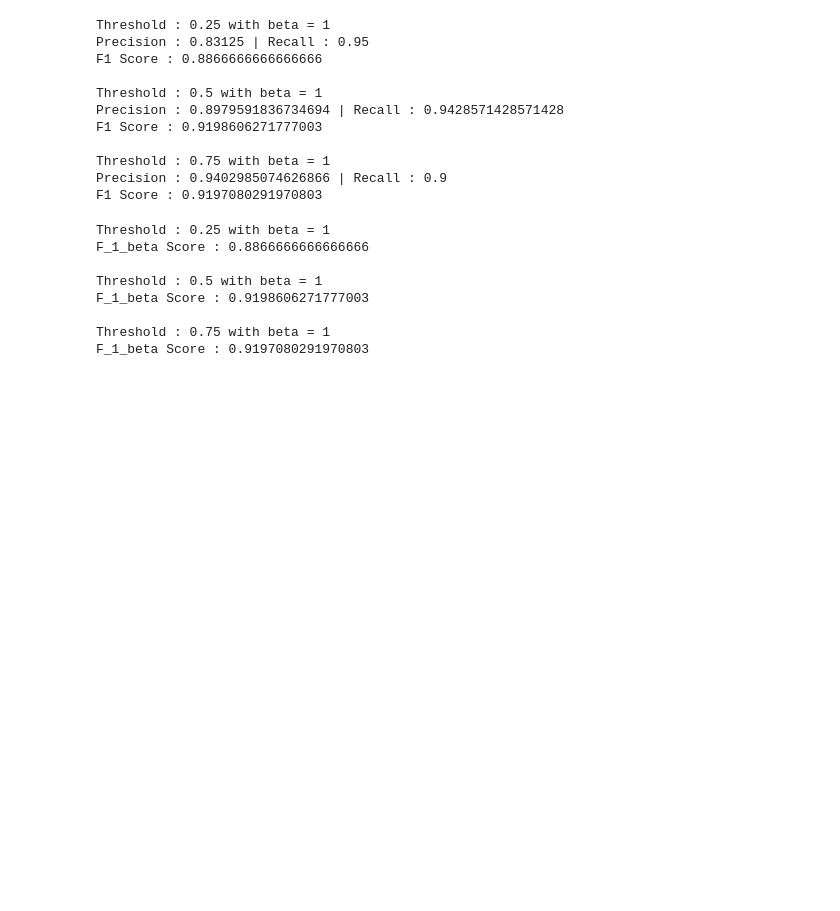
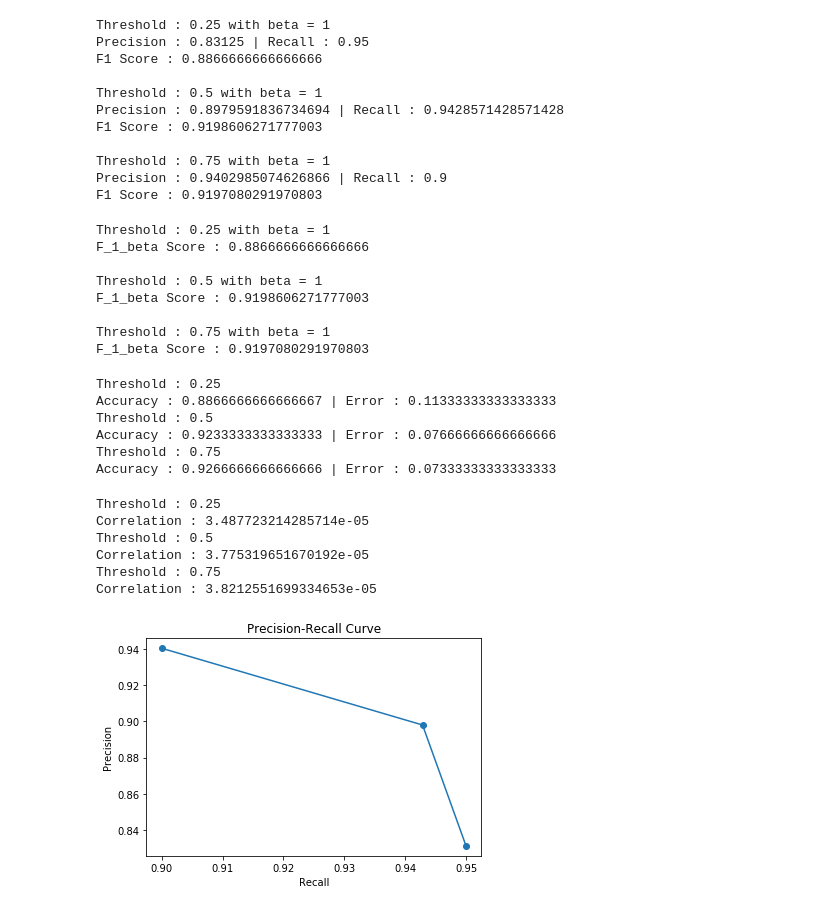
Before and after one commit to kate006naja/MachineLearningClassCode, a Jupyter notebook: ml12.ipynb, the cells around one changed output. Saved outputs shown, nothing was run; the diff lists cells and outputs as text; code cells hidden in the pictures; blank space fills up the shorter version.

```diff
--- a/ml12.ipynb
+++ b/ml12.ipynb
@@ -398,5 +398,61 @@ F_1_beta Score : 0.9197080291970803
 # accuracy and error
 for thres in threshold:
     accuracy, error = accuracy_error(y_true,y_pred,thres)
-    print(f'Threshold : {thres} with beta = 1')
-    print(f'Accuracy : {f_} \n')
+    print(f'Threshold : {thres}')
+    print(f'Accuracy : {accuracy} | Error : {error}')
+# %% [output]
+Threshold : 0.25
+Accuracy : 0.8866666666666667 | Error : 0.11333333333333333
+Threshold : 0.5
+Accuracy : 0.9233333333333333 | Error : 0.07666666666666666
+Threshold : 0.75
+Accuracy : 0.9266666666666666 | Error : 0.07333333333333333
+# %%
+# Matthew Correlation Score
+threshold = [0.25, 0.50, 0.75]
+y_true = y_test
+
+for thresh in threshold:
+    MCC = matt_corr(y_true, y_pred, thresh)
+    print(f'Threshold : {thresh}')
+    print(f'Correlation : {MCC}')
+# %% [output]
+Threshold : 0.25
+Correlation : 3.487723214285714e-05
+Threshold : 0.5
+Correlation : 3.775319651670192e-05
+Threshold : 0.75
+Correlation : 3.8212551699334653e-05
+# %%
+TPR_list = []
+FPR_list = []
+
+for th in threshold:
+    round_pred = np.zeros(len(y_pred))
+    round_pred[y_pred >= th] = 1
+    round_pred[y_pred < th] = 0
+
+    TP, FP, TN, FN = perf_measure(y_test, round_pred)
+
+    TPR = TP / (TP + FN)
+    FPR = FP / (FP + TN)
+
+    TPR_list.append(TPR)
+    FPR_list.append(FPR)
+# %%
+# Plot precision-recall curve
+prec_list = []
+reca_list = []
+
+for th in threshold:
+    precision, recall, f1 = classification_performance(y_true, y_pred, th, 1)
+    prec_list.append(precision)
+    reca_list.append(recall)
+
+plt.plot(reca_list, prec_list, marker= 'o')
+plt.xlabel('Recall')
+plt.ylabel('Precision')
+plt.title('Precision-Recall Curve')
+plt.show()
+# %% [output]
+[figure, added]
```
Also changed, not shown: parts of 4 cells of this notebook.
